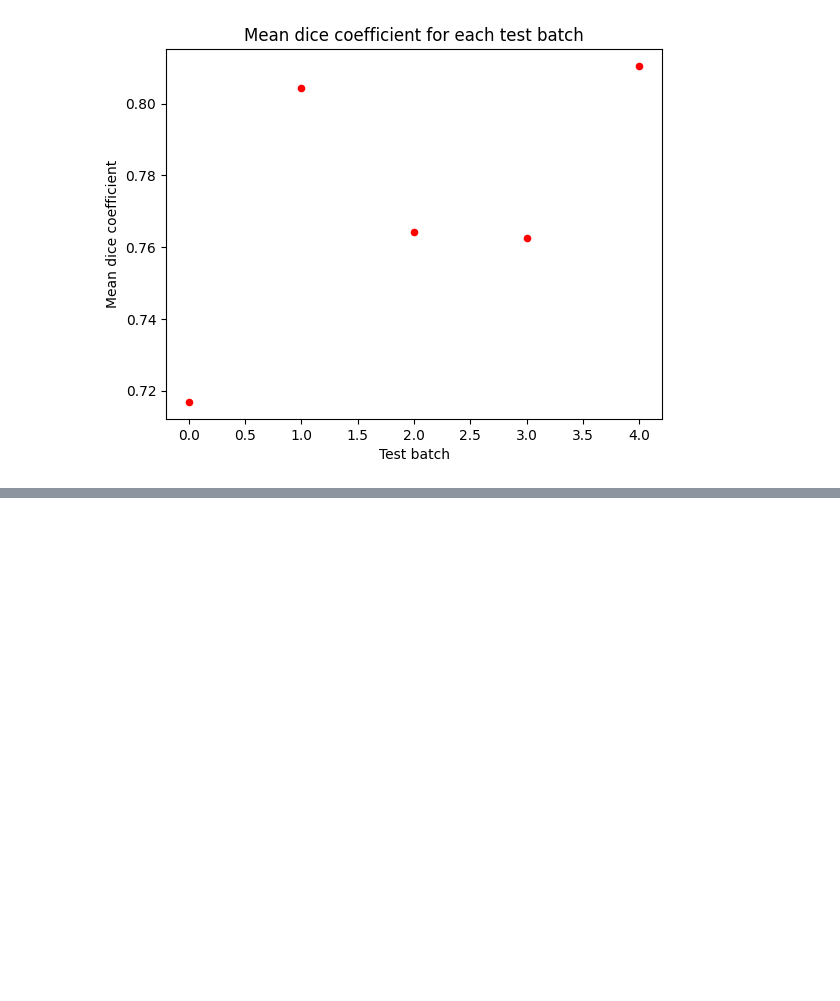
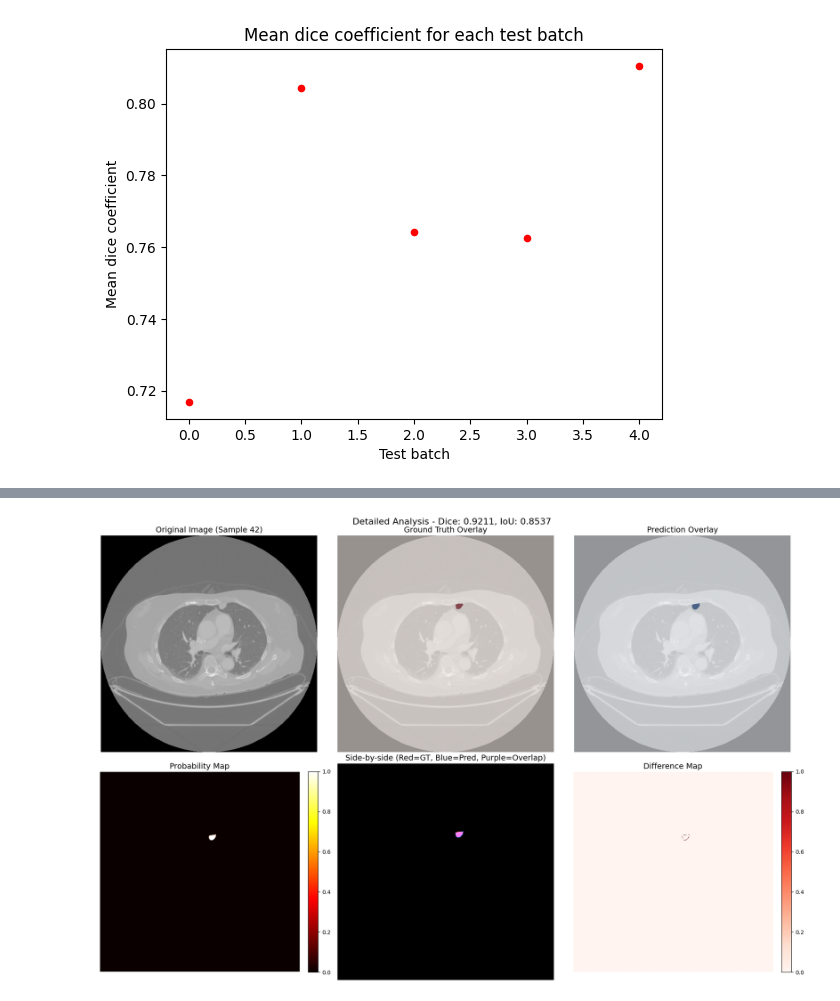
Before and after one commit to H4wk507/lidc-idri, a Jupyter notebook: model.ipynb, the cells around one changed output, grey strips where cells are left out. Drawn from its saved outputs; the diff is of its cells as text; code cells hidden in the pictures; blank space fills up the shorter version.

Commit message:
add detailed comparisons on test dataset

```diff
--- a/model.ipynb
+++ b/model.ipynb
@@ -279,7 +279,7 @@ from monai.networks.nets import UNet
 device = torch.device("cuda:0" if torch.cuda.is_available() else "cpu")
 
 # filename = "./models/best-model/model-monai-400epoch-3000img-256x256.pth"
-filename = "./model/model_172.pth"
+filename = "./model/monai-400epoch-3000img-512x512/model_172.pth"
 
 model = UNet(
     spatial_dims=2,
@@ -346,0 +499,4 @@ Average precision: 0.78
+# %%
+dice, iou = detailed_comparison(model, train_dataset, device, sample_idx=42)
+# %% [output]
+[figure, added]
```
Also changed, not shown: parts of 1 cell of this notebook, 2 other files.
